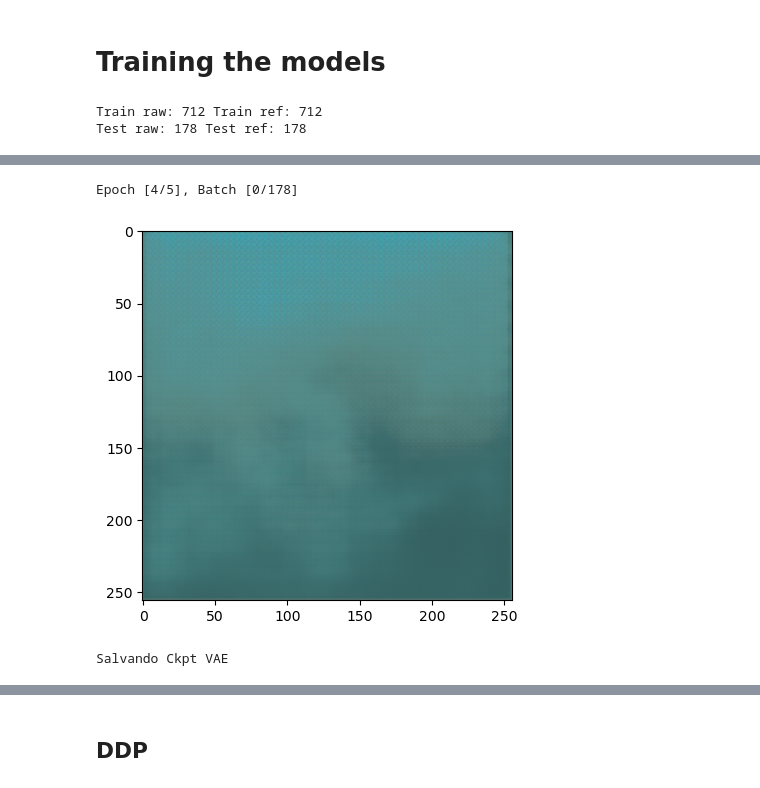
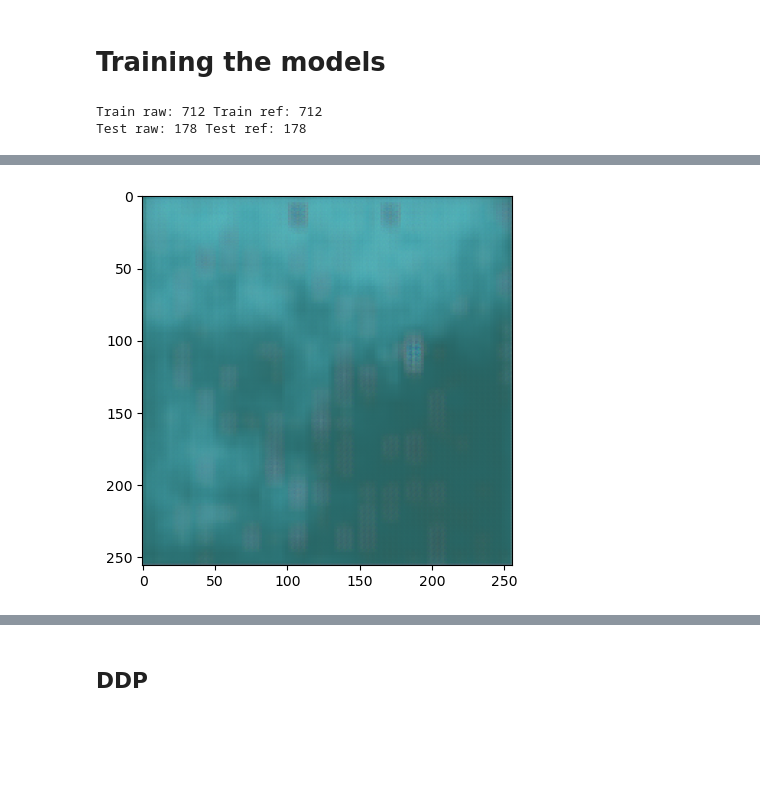
Before and after one commit to gusanagy/Loss_battle, a Jupyter notebook: train.ipynb, the cells around one changed output, grey strips where cells are left out. Drawn from its saved outputs; the diff is of its cells as text; code cells hidden in the pictures; blank space fills up the shorter version.

```diff
--- a/train.ipynb
+++ b/train.ipynb
@@ -23,7 +23,7 @@ for batch_idx, (data, target, ref_path) in tqdm(enumerate(test_loader_UIEB)):
 #!python train_noddp.py --models ["Unet"] --epochs 100
 # %%
 from train_ import train_final
-train_final(epochs = 5,\
+train_final(epochs = 3,\
             model_name ='VAE',\
             perceptual_loss =['vgg19'],\
             #channel_loss = ['dark_channel_loss'],\
@@ -49,0 +46 @@ Epoch [4/5], Batch [0/712], Loss: 12275.9638671875
+[figure, new version]
@@ -51,6 +48,3 @@ Epoch [4/5], Batch [700/712], Loss: 2777.423583984375
-Epoch [4/5], Batch [0/178]
-[figure, old version]
-Salvando Ckpt VAE
 # %%
 from train_ import train_final
 
```
Also changed, not shown: parts of 3 cells of this notebook, 5 other files.
